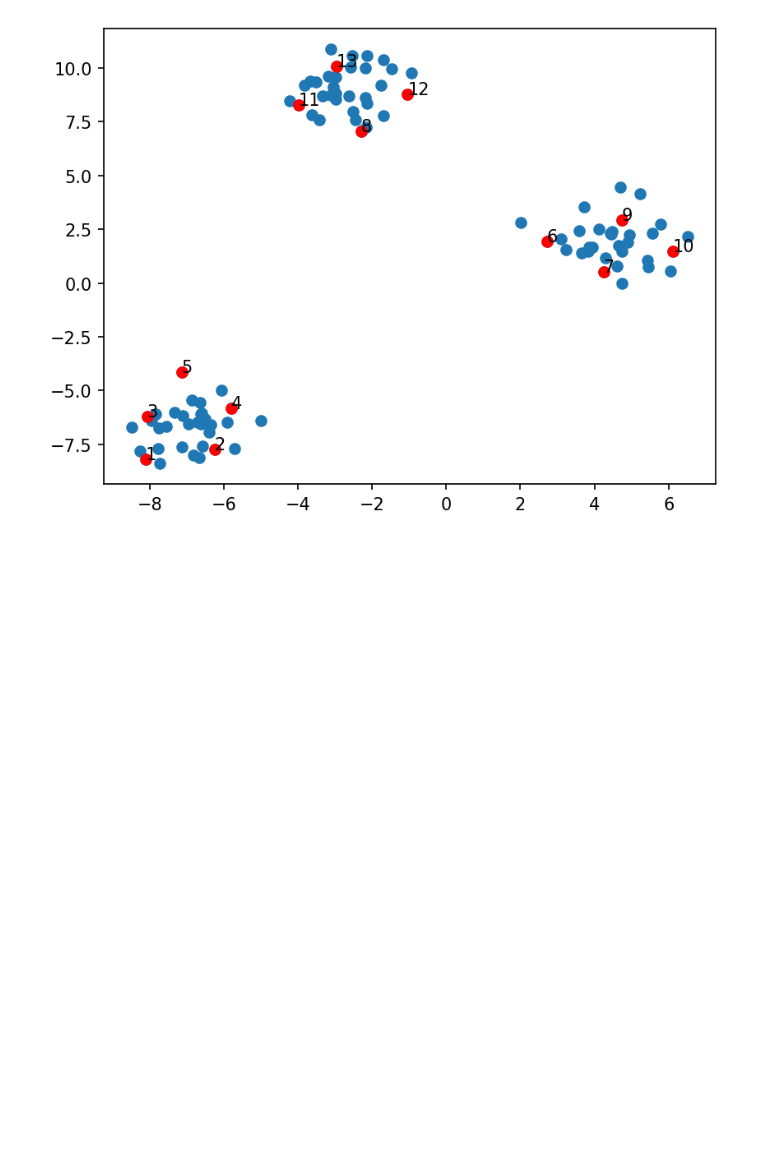
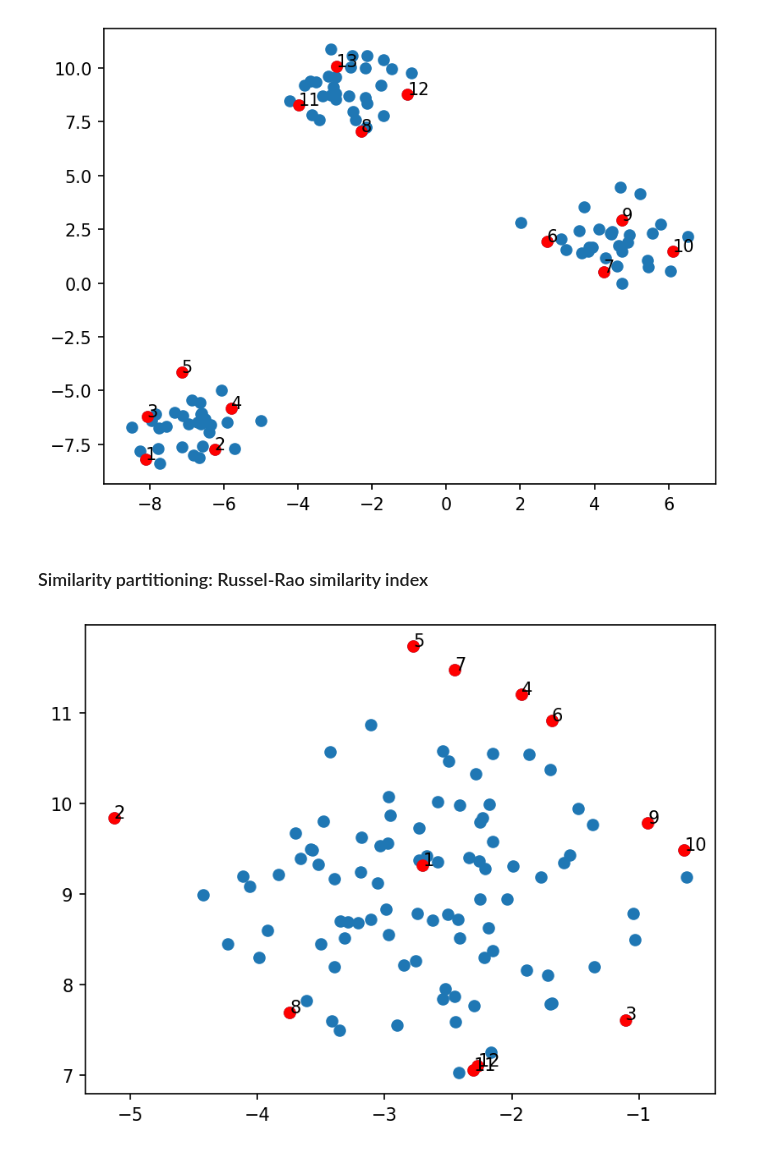
Before and after one commit to theochem/Selector, a Jupyter notebook: doc/notebooks/diversity_subsect_selection_synthetic_data.ipynb, the cells around one changed output. Drawn from its saved outputs; the diff is of its cells as text; code cells hidden in the pictures; blank space fills up the shorter version.

Commit message:
Fix __init__.py and add example to notebook
Added example of use of the NSimilarity methods to the diver selector
notebook

```diff
--- a/doc/notebooks/diversity_subsect_selection_synthetic_data.ipynb
+++ b/doc/notebooks/diversity_subsect_selection_synthetic_data.ipynb
@@ -202,3 +202,12 @@ graph_data(coords_cluster, selected_ids18)
 # selected_ids18 = selector.select(coords_cluster, size=12,labels=class_labels_cluster)
 # %% [output]
 [figure]
+# %% [markdown]
+### Similarity partitioning: Russel-Rao similarity index
+# %%
+from DiverseSelector import similarity
+selector = similarity.NSimilarity(similarity_index="RR", w_factor="fraction", c_threshold=None, preprocess_data=True)
+selected_ids19 = selector.select(coords, size=12, labels=class_labels)
+graph_data(coords, selected_ids19)
+# %% [output]
+[figure, added]
```
Also changed, not shown: parts of 1 cell of this notebook, 1 other file.
